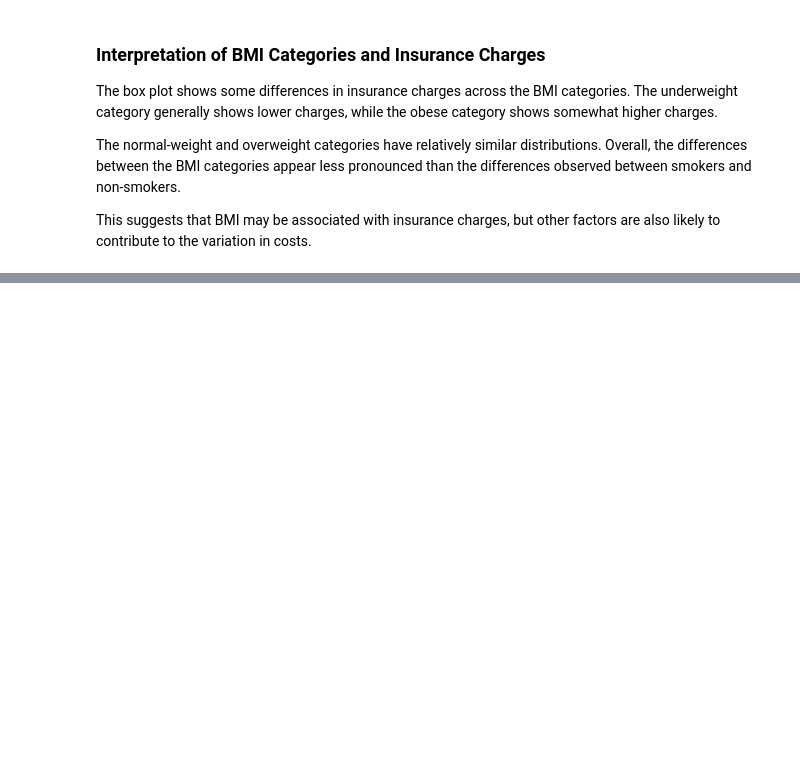
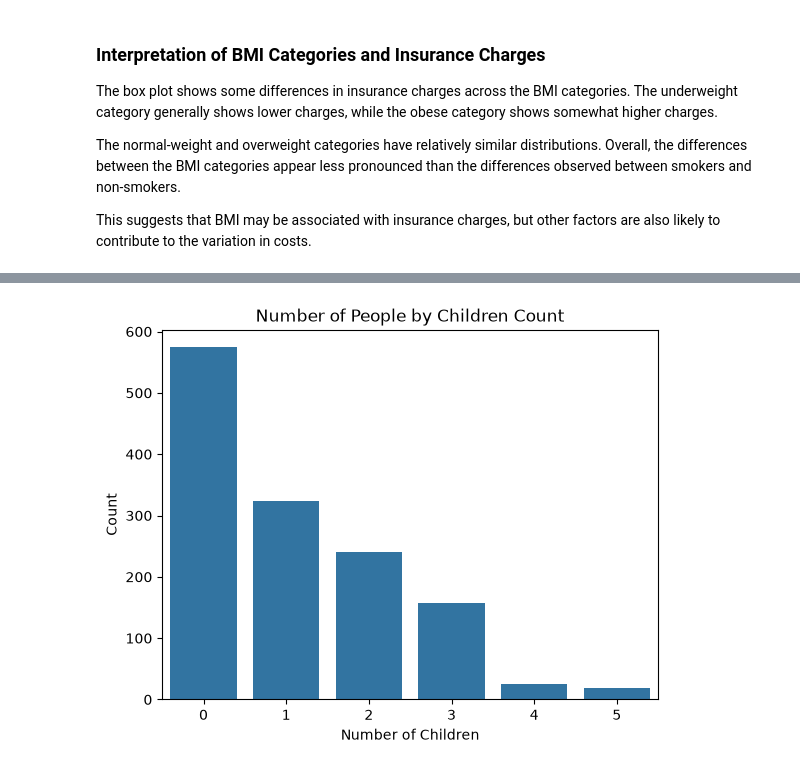
Before and after one commit to kavithasreesai30-del/healthcare-insurance-capstone, a Jupyter notebook: healthcare_insurance_analysis.ipynb, the cells around one changed output, grey strips where cells are left out. Drawn from its saved outputs; the diff is of its cells as text; code cells hidden in the pictures; blank space fills up the shorter version.

```diff
--- a/healthcare_insurance_analysis.ipynb
+++ b/healthcare_insurance_analysis.ipynb
@@ -680,0 +736,10 @@ This suggests that BMI may be associated with insurance charges, but other facto
+# %%
+sns.countplot(x="children", data=df)  # Create a Seaborn count plot showing the number of people in each children group.
+
+plt.title("Number of People by Children Count")  # Add a descriptive title to the chart.
+plt.xlabel("Number of Children")  # Label the x-axis with the number of children.
+plt.ylabel("Count")  # Label the y-axis with the number of people.
+
+plt.show()  # Display the completed count plot.
+# %% [output]
+[figure, added]
```
Also changed, not shown: parts of 7 cells of this notebook.
